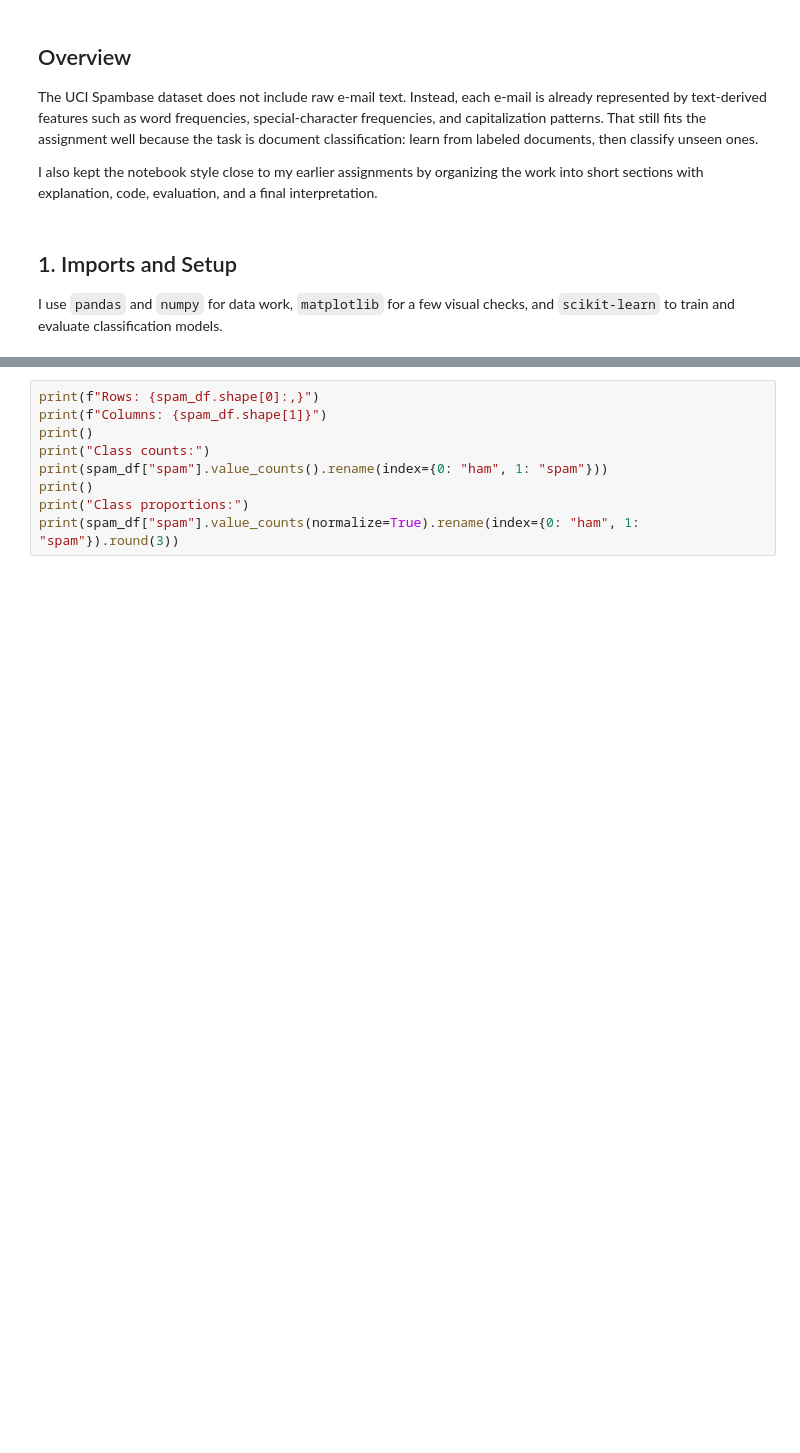
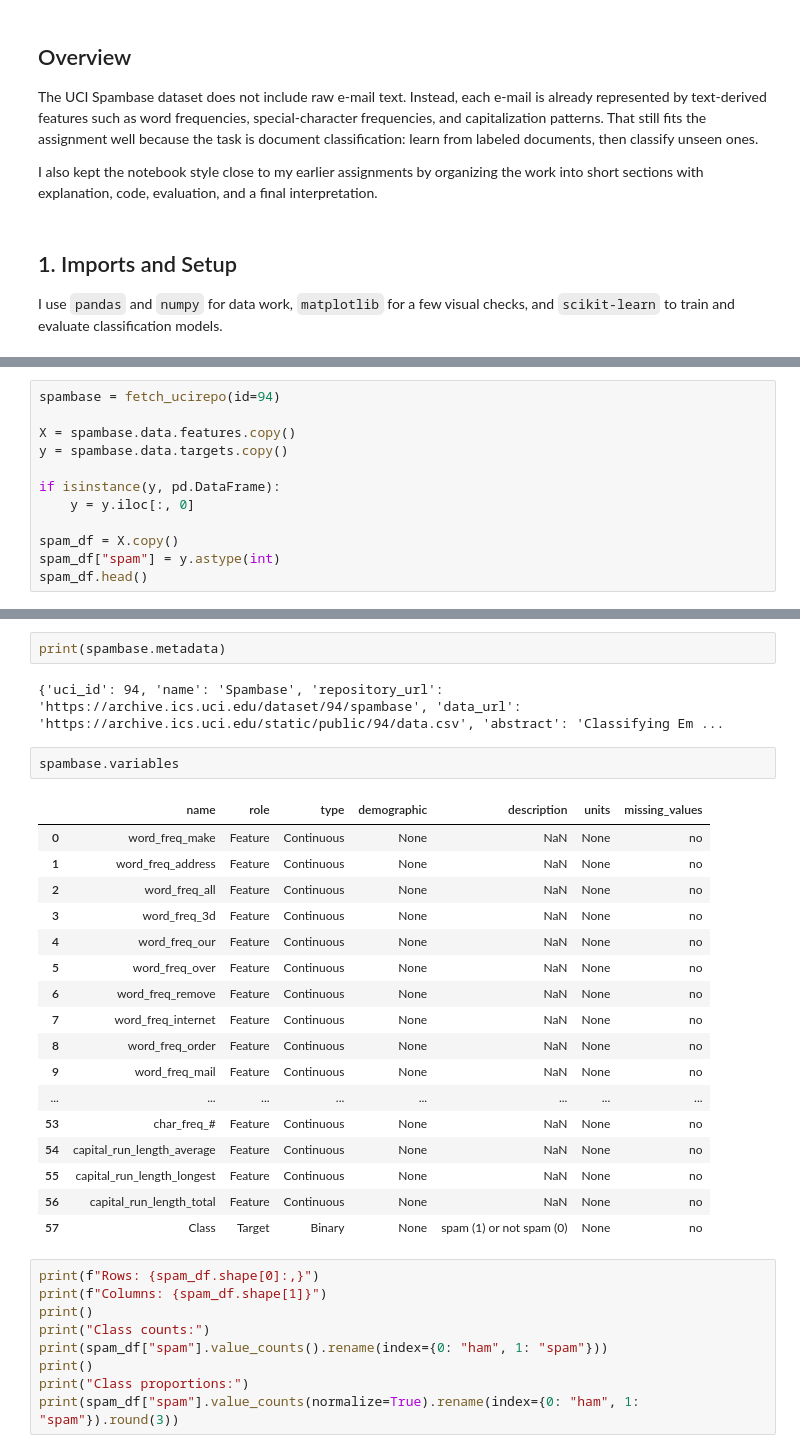
Before and after one commit to savibaraili/DATA620, a Jupyter notebook: week-10/DATA620_Week10_Document_Classification_Sabina-Baraili.ipynb, the cells around one changed output, grey strips where cells are left out. Cells and saved outputs as stored; diff of their text form; blank space fills up the shorter version.

```diff
--- a/week-10/DATA620_Week10_Document_Classification_Sabina-Baraili.ipynb
+++ b/week-10/DATA620_Week10_Document_Classification_Sabina-Baraili.ipynb
@@ -101,0 +74,12 @@ spam_df.head()
+# %%
+spambase = fetch_ucirepo(id=94)
+
+X = spambase.data.features.copy()
+y = spambase.data.targets.copy()
+
+if isinstance(y, pd.DataFrame):
+    y = y.iloc[:, 0]
+
+spam_df = X.copy()
+spam_df["spam"] = y.astype(int)
+spam_df.head()
@@ -102,3 +93,27 @@ spam_df.head()
+# %%
+print(spambase.metadata)
+# %% [output]
+{'uci_id': 94, 'name': 'Spambase', 'repository_url': 'https://archive.ics.uci.edu/dataset/94/spambase', 'data_url': 'https://archive.ics.uci.edu/static/public/94/data.csv', 'abstract': 'Classifying Em ...
+# %%
+spambase.variables
+# %% [output]
+|  | name | role | type | demographic | description | units | missing_values |
+| 0 | word_freq_make | Feature | Continuous | None | NaN | None | no |
+| 1 | word_freq_address | Feature | Continuous | None | NaN | None | no |
+| 2 | word_freq_all | Feature | Continuous | None | NaN | None | no |
+| 3 | word_freq_3d | Feature | Continuous | None | NaN | None | no |
+| 4 | word_freq_our | Feature | Continuous | None | NaN | None | no |
+| 5 | word_freq_over | Feature | Continuous | None | NaN | None | no |
+| 6 | word_freq_remove | Feature | Continuous | None | NaN | None | no |
+| 7 | word_freq_internet | Feature | Continuous | None | NaN | None | no |
+| 8 | word_freq_order | Feature | Continuous | None | NaN | None | no |
+| 9 | word_freq_mail | Feature | Continuous | None | NaN | None | no |
+| ... | ... | ... | ... | ... | ... | ... | ... |
+| 53 | char_freq_# | Feature | Continuous | None | NaN | None | no |
+| 54 | capital_run_length_average | Feature | Continuous | None | NaN | None | no |
+| 55 | capital_run_length_longest | Feature | Continuous | None | NaN | None | no |
+| 56 | capital_run_length_total | Feature | Continuous | None | NaN | None | no |
+| 57 | Class | Target | Binary | None | spam (1) or not spam (0) | None | no |
 # %%
 print(f"Rows: {spam_df.shape[0]:,}")
 print(f"Columns: {spam_df.shape[1]}")
```
Also changed, not shown: parts of 9 cells of this notebook, 2 other files.
